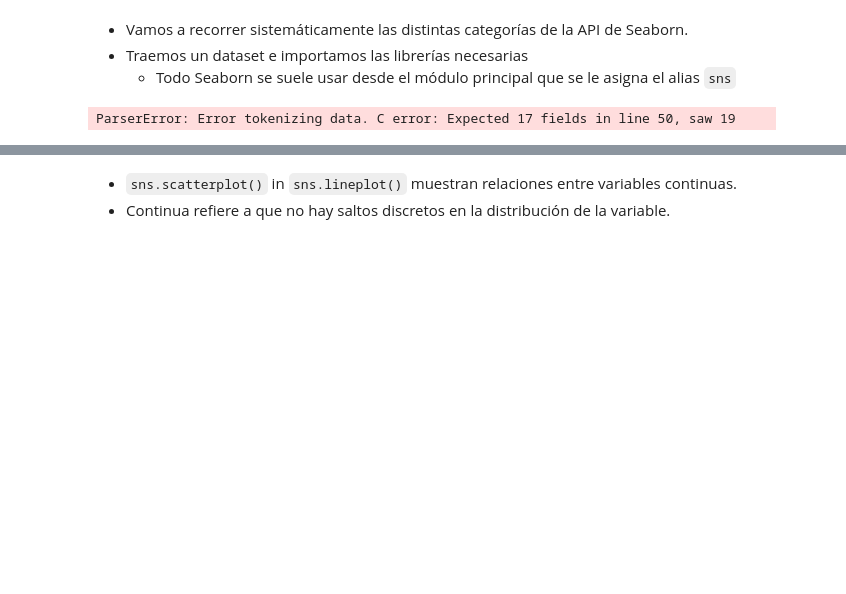
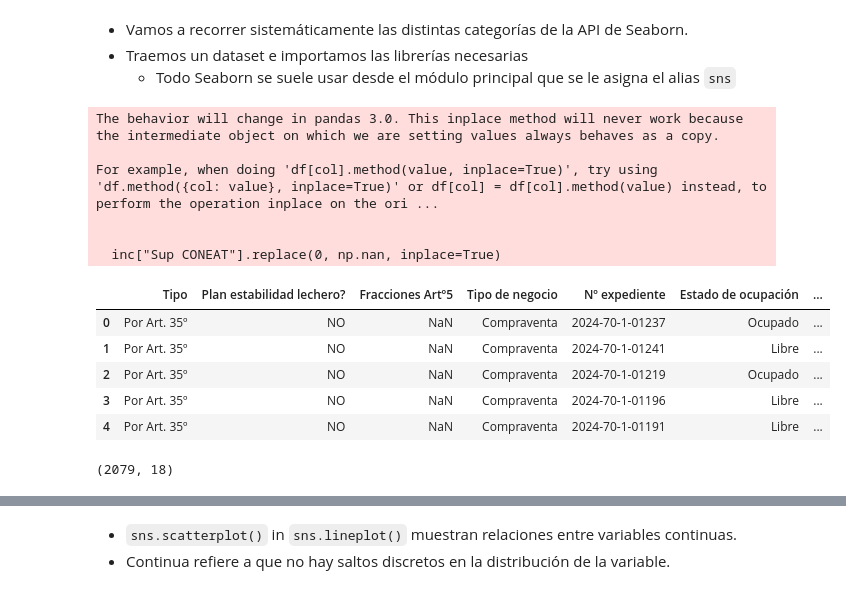
Before and after one commit to carlos1680/CPEDS, a Jupyter notebook: modulo4_Visualizacion DeDatos/clase4/w_03.ipynb, the cells around one changed output, grey strips where cells are left out. Drawn from its saved outputs; the diff is of its cells as text; code cells hidden in the pictures; blank space fills up the shorter version.

```diff
--- a/modulo4_Visualizacion DeDatos/clase4/w_03.ipynb
+++ b/modulo4_Visualizacion DeDatos/clase4/w_03.ipynb
@@ -7,25 +7,38 @@
 # %%
 import pandas as pd
 import seaborn as sns
 import numpy as np
 
-inc = pd.read_csv("https://catalogodatos.gub.uy/dataset/239103c3-a3f4-4d3c-93f6-008198eeda62/resource/e45a435f-0968-4868-9759-2038840b836d/download/inc-ofrecimientostierra-datos-v20210804.csv", sep=";", decimal=",")
-inc["Fecha"] = pd.to_datetime(inc["Fecha ingreso trámite"], errors="coerce")
+inc = pd.read_csv("https://catalogodatos.gub.uy/dataset/239103c3-a3f4-4d3c-93f6-008198eeda62/resource/e45a435f-0968-4868-9759-2038840b836d/download/inc-ofrecimientostierra-datos-v20210804.csv", sep=";",on_bad_lines='skip', decimal=",")
+inc["Fecha"] = pd.to_datetime(inc["Fecha ingreso trámite"],format='mixed', errors="coerce")
 inc[["Departamento", "aux"]] = inc["Padrones"].str.split("->", expand=True).iloc[:, :2]
 inc["Rural"] = inc["aux"].str.split(":", expand=True).iloc[:, 0]
 inc.drop(["aux", "Tipo de negocio.1", "aux", "Fecha ingreso trámite", "Padrones", "Multa por incumplimiento"], axis=1, inplace=True)
 inc = inc.loc[inc["Moneda"] == "U$S", :]
 inc = inc.loc[inc["Fecha"] > "2008-01-01", :]
 inc.rename({"Precio total": "Precio", "Superficie total(ha)": "Sup", "Superficie CONEAT 100 (ha)": "Sup CONEAT"}, inplace=True, axis=1)
 inc["Sup CONEAT"].replace(0, np.nan, inplace=True)
 inc["Precio"] = inc["Precio"] / 1000
 inc["Calidad"] = inc["Sup CONEAT"] / inc["Sup"]
 inc["Calidad"] = inc["Calidad"].where(inc["Calidad"] < 5, pd.NA)
 inc["PPH"] = inc["Precio"] / inc["Sup"] * 1000
 inc.head()
 # %% [output]
-ParserError: Error tokenizing data. C error: Expected 17 fields in line 50, saw 19
+The behavior will change in pandas 3.0. This inplace method will never work because the intermediate object on which we are setting values always behaves as a copy.
+
+For example, when doing 'df[col].method(value, inplace=True)', try using 'df.method({col: value}, inplace=True)' or df[col] = df[col].method(value) instead, to perform the operation inplace on the ori ...
+
+
+  inc["Sup CONEAT"].replace(0, np.nan, inplace=True)
+|  | Tipo | Plan estabilidad lechero? | Fracciones Artº5 | Tipo de negocio | Nº expediente | Estado de ocupación | ... |
+| 0 | Por Art. 35º | NO | NaN | Compraventa | 2024-70-1-01237 | Ocupado | ... |
+| 1 | Por Art. 35º | NO | NaN | Compraventa | 2024-70-1-01241 | Libre | ... |
+| 2 | Por Art. 35º | NO | NaN | Compraventa | 2024-70-1-01219 | Ocupado | ... |
+| 3 | Por Art. 35º | NO | NaN | Compraventa | 2024-70-1-01196 | Libre | ... |
+| 4 | Por Art. 35º | NO | NaN | Compraventa | 2024-70-1-01191 | Libre | ... |
 # %%
 inc.shape
+# %% [output]
+(2079, 18)
 # %%
 inc.info()
```
Also changed, not shown: parts of 20 cells of this notebook, 4 other files.
